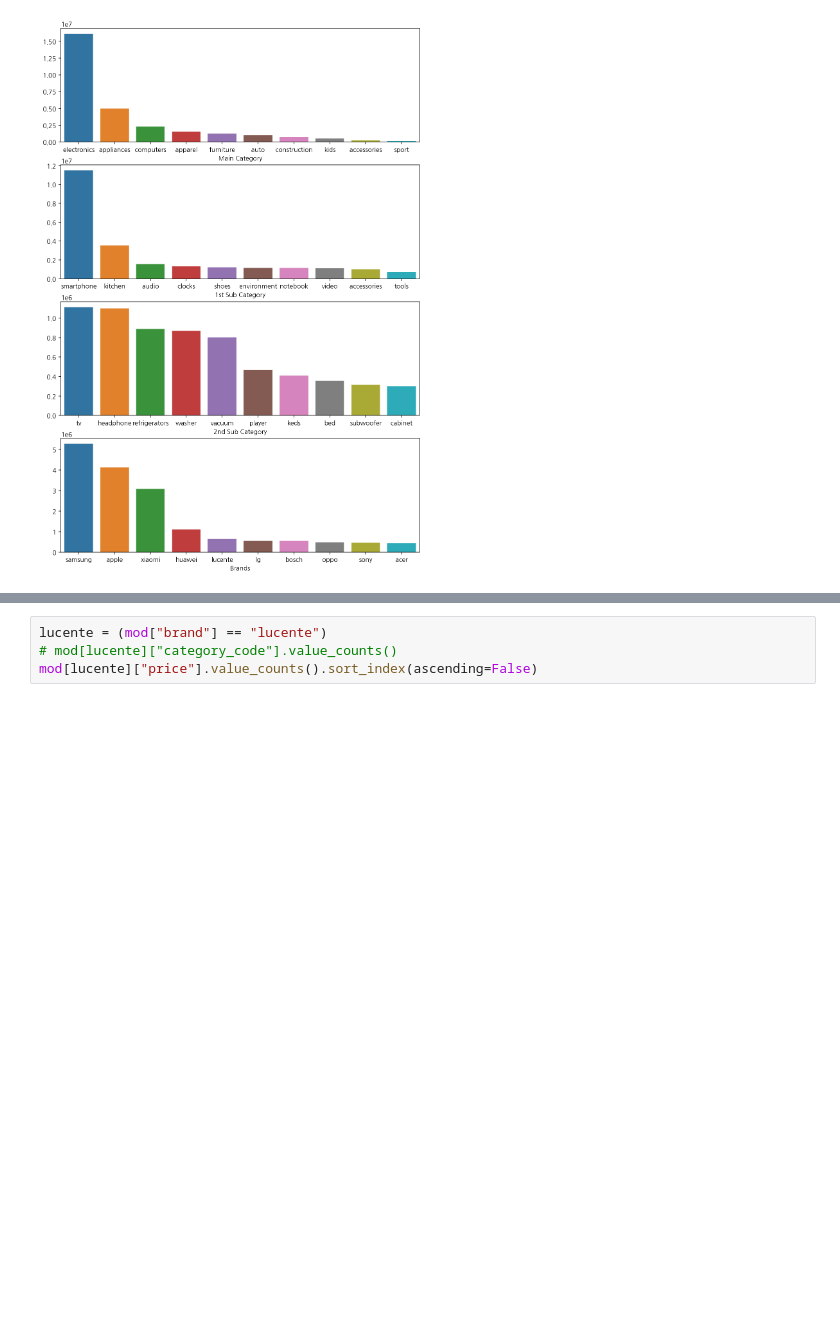
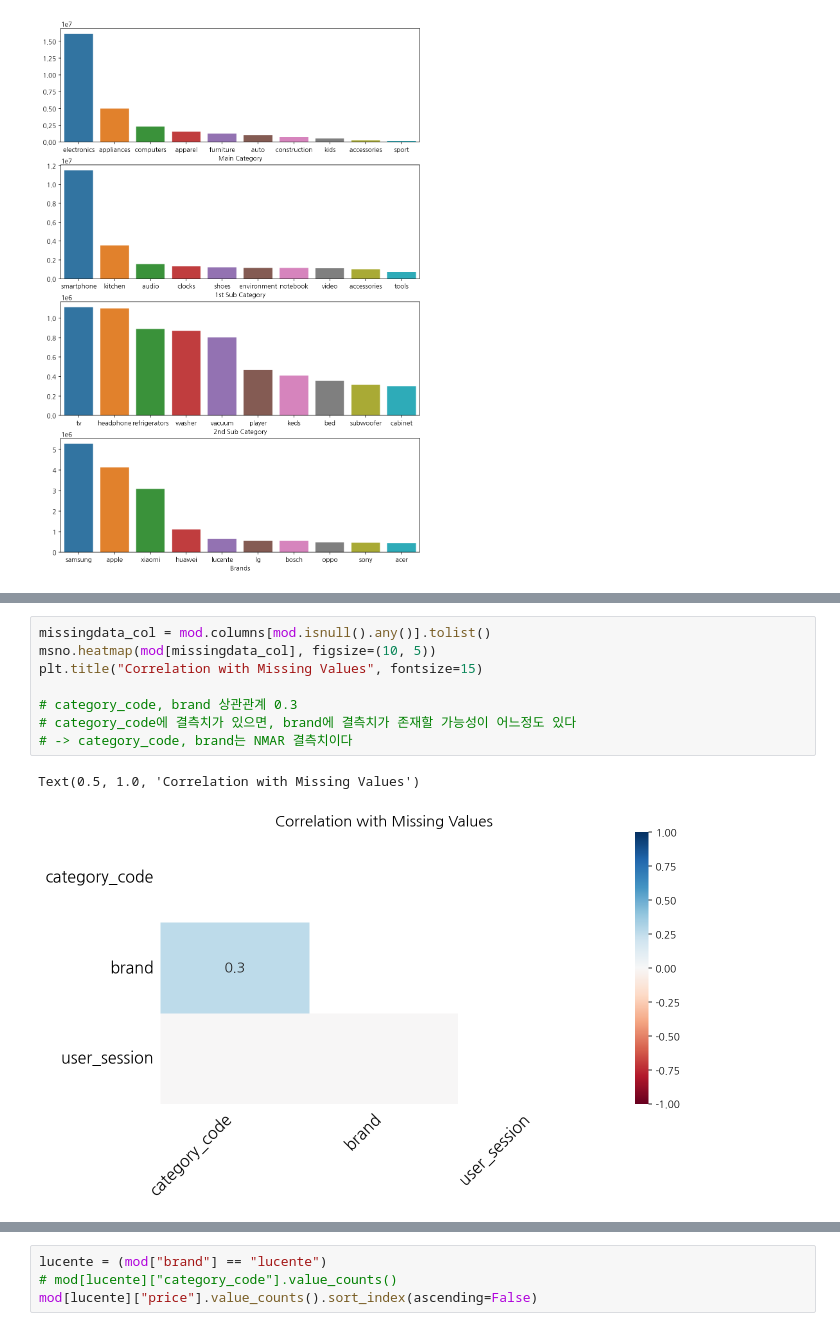
Before and after one commit to benidjor/ecommerce-behavior-data-analysis, a Jupyter notebook: tsj_data/2019_oct_eda.ipynb, the cells around one changed output, grey strips where cells are left out. Drawn from its saved outputs; the diff is of its cells as text; blank space fills up the shorter version.

Commit message:
docs(ce-3) : 결측치 상관관계 및 처리 방법 탐색

```diff
--- a/tsj_data/2019_oct_eda.ipynb
+++ b/tsj_data/2019_oct_eda.ipynb
@@ -302,0 +366,11 @@ mod.head()
+# %%
+missingdata_col = mod.columns[mod.isnull().any()].tolist()
+msno.heatmap(mod[missingdata_col], figsize=(10, 5))
+plt.title("Correlation with Missing Values", fontsize=15)
+
+# category_code, brand 상관관계 0.3
+# category_code에 결측치가 있으면, brand에 결측치가 존재할 가능성이 어느정도 있다
+# -> category_code, brand는 NMAR 결측치이다
+# %% [output]
+Text(0.5, 1.0, 'Correlation with Missing Values')
+[figure, added]
```
Also changed, not shown: parts of 17 cells of this notebook.
